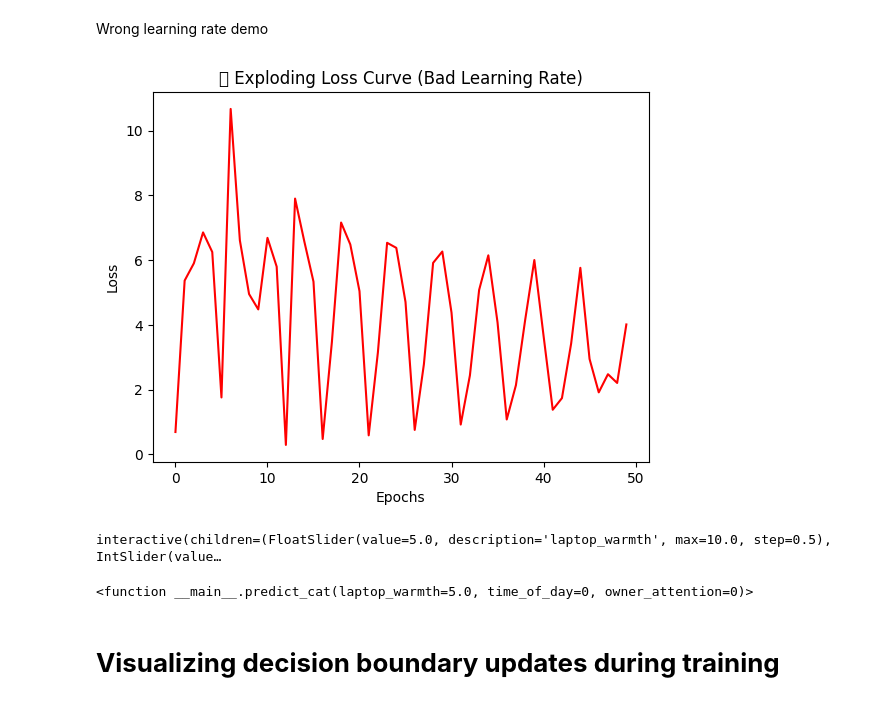
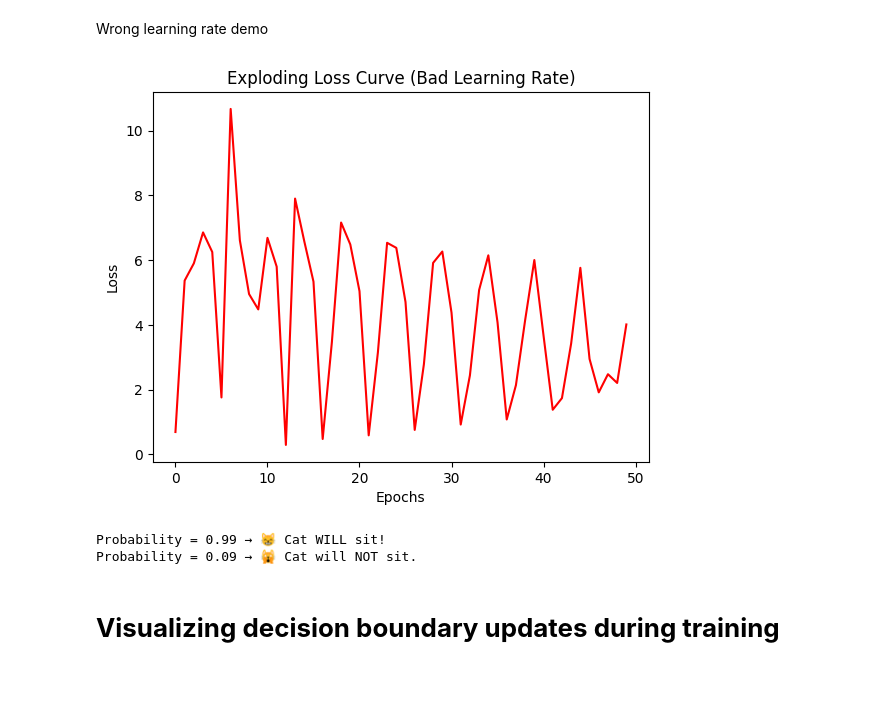
Before and after one commit to Girisha-Malni-builds01/Girisha-AI-Practice-Notebook, a Jupyter notebook: Girisha's_Logistic_Regression_Notebook.ipynb, the cells around one changed output. Cells and saved outputs as stored; diff of their text form; code cells hidden in the pictures.

```diff
--- a/Girisha's_Logistic_Regression_Notebook.ipynb
+++ b/Girisha's_Logistic_Regression_Notebook.ipynb
@@ -86,34 +86,26 @@ Wrong learning rate demo
 # %%
 theta_bad, losses_bad = train_logistic_regression(X_train, y_train, lr=5, epochs=50)
 
 plt.plot(losses_bad, color='red')
-plt.title("🔥 Exploding Loss Curve (Bad Learning Rate)")
+plt.title("Exploding Loss Curve (Bad Learning Rate)")
 plt.xlabel("Epochs")
 plt.ylabel("Loss")
 plt.show()
 # %% [output]
-[figure, old version]
+[figure, new version]
 # %%
-try:
-    from ipywidgets import interact, FloatSlider, IntSlider
-except ImportError:
-    print("Please install ipywidgets to enable interaction: pip install ipywidgets")
-
 def predict_cat(laptop_warmth=5.0, time_of_day=0, owner_attention=0):
     x_input = np.array([1, laptop_warmth, time_of_day, owner_attention])
     prob = sigmoid(np.dot(x_input, theta))
     decision = "😸 Cat WILL sit!" if prob >= 0.5 else "🙀 Cat will NOT sit."
     print(f"Probability = {prob:.2f} → {decision}")
 
-interact(
-    predict_cat,
-    laptop_warmth=FloatSlider(min=0,max=10,step=0.5,value=5),
-    time_of_day=IntSlider(min=0,max=1,step=1,value=0,description="Night?"),
-    owner_attention=IntSlider(min=0,max=1,step=1,value=0,description="Working?")
-)
+
+predict_cat(8, 1, 1)
+predict_cat(2, 0, 0)
 # %% [output]
-interactive(children=(FloatSlider(value=5.0, description='laptop_warmth', max=10.0, step=0.5), IntSlider(value…
+Probability = 0.99 → 😸 Cat WILL sit!
+Probability = 0.09 → 🙀 Cat will NOT sit.
-<function __main__.predict_cat(laptop_warmth=5.0, time_of_day=0, owner_attention=0)>
 # %% [markdown]
 # **Visualizing decision boundary updates during training**
 # %%
```
Also changed, not shown: parts of 2 cells of this notebook.
